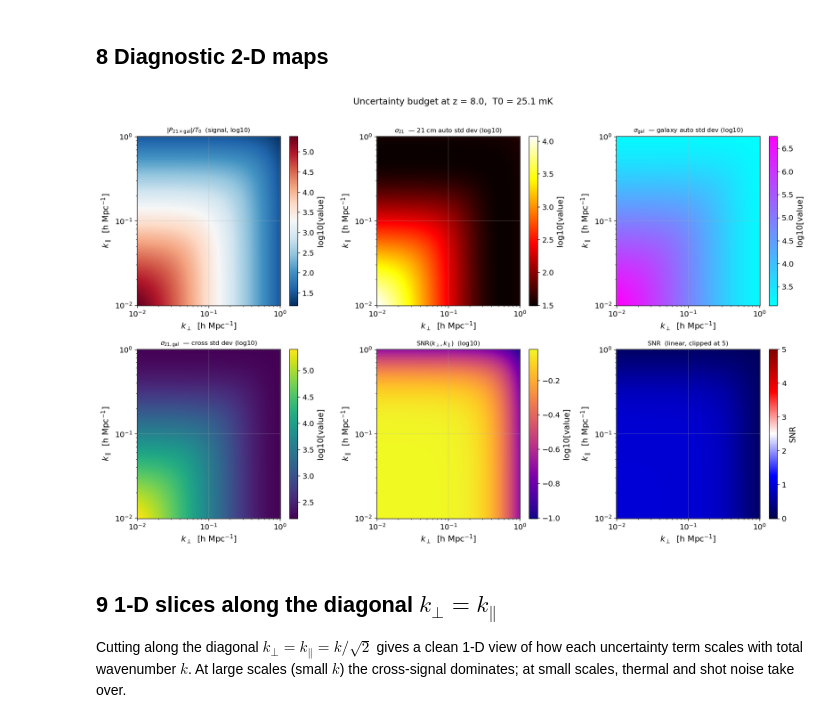
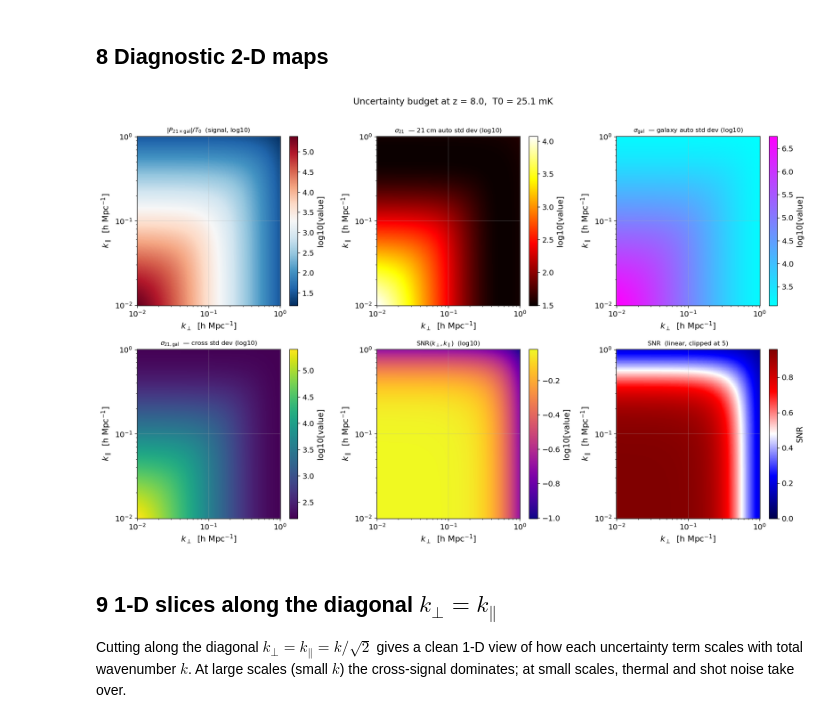
Before and after one commit to sohinixcvii/21cm_cross_correlation, a Jupyter notebook: 21cm_galaxy_cross_uncertainty.ipynb, the cells around one changed output. Saved outputs shown, nothing was run; the diff lists cells and outputs as text; code cells hidden in the pictures.

```diff
--- a/21cm_galaxy_cross_uncertainty.ipynb
+++ b/21cm_galaxy_cross_uncertainty.ipynb
@@ -110,7 +110,7 @@ fig, ax = plt.subplots(figsize=(7, 4))
 ax.plot(z_arr, T0(z_arr), lw=2)
 ax.set_xlabel("Redshift  $z$")
 ax.set_ylabel("$T_0(z)$  [mK]")
-ax.set_title("Brightness-temperature scaling factor (Eq. 6)")
+ax.set_title("Brightness-temperature scaling factor")
 plt.tight_layout()
 plt.show()
 
@@ -465,35 +532,35 @@ panels = [
     (sig_cross_arr,
      r"$\sigma_{21,{\rm gal}}$  — cross std dev (log10)", "viridis"),
     (SNR,
      r"SNR$(k_\perp, k_\parallel)$  (log10)", "plasma"),
     (np.clip(SNR, 0, 5),
      r"SNR  (linear, clipped at 5)", "seismic"),
 ]
 
 for ax, (data, title, cmap) in zip(axes.flat, panels):
     if "linear" in title:
         im = ax.pcolormesh(k_perp_1d, k_par_1d, data.T,
-                           cmap=cmap, shading="auto", vmin=0, vmax=5)
+                           cmap=cmap, shading="auto", vmin=0)
         cb = fig.colorbar(im, ax=ax)
         cb.set_label("SNR")
     else:
         im = ax.pcolormesh(k_perp_1d, k_par_1d, np.log10(data.T),
                            cmap=cmap, shading="auto")
         cb = fig.colorbar(im, ax=ax)
         cb.set_label("log10[value]")
     ax.set_xscale("log"); ax.set_yscale("log")
     ax.set_xlabel(r"$k_\perp$  [h Mpc$^{-1}$]")
     ax.set_ylabel(r"$k_\parallel$  [h Mpc$^{-1}$]")
     ax.set_title(title, fontsize=10)
 
 plt.suptitle(
     f"Uncertainty budget at z = {z_obs},  T0 = {T0_val:.1f} mK",
     y=1.01, fontsize=14
 )
 plt.tight_layout()
 plt.show()
 # %% [output]
-[figure, old version]
+[figure, new version]
 # %% [markdown]
 ## 9  1-D slices along the diagonal $k_\perp = k_\parallel$
 
```
Also changed, not shown: parts of 2 cells of this notebook.
